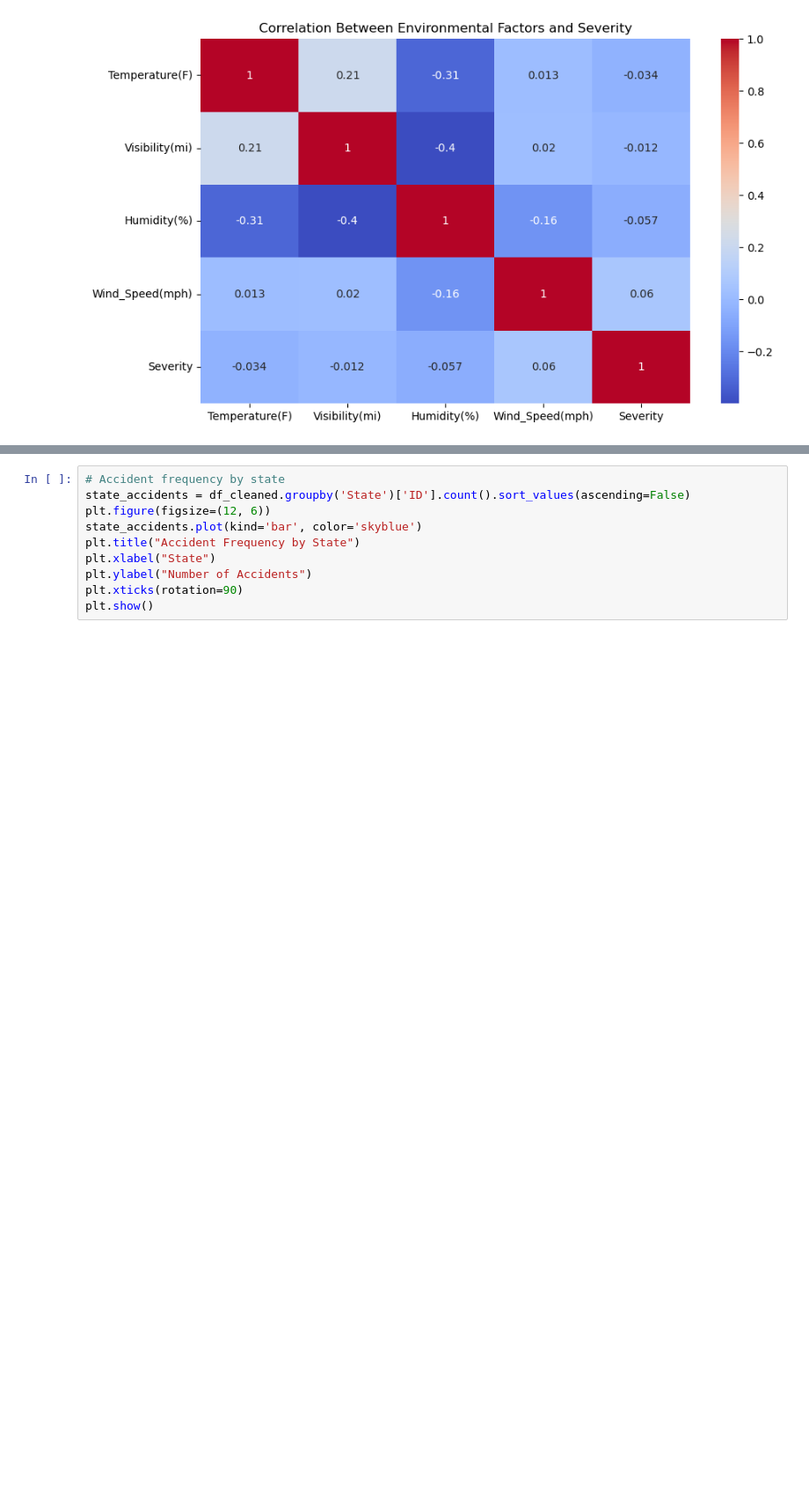
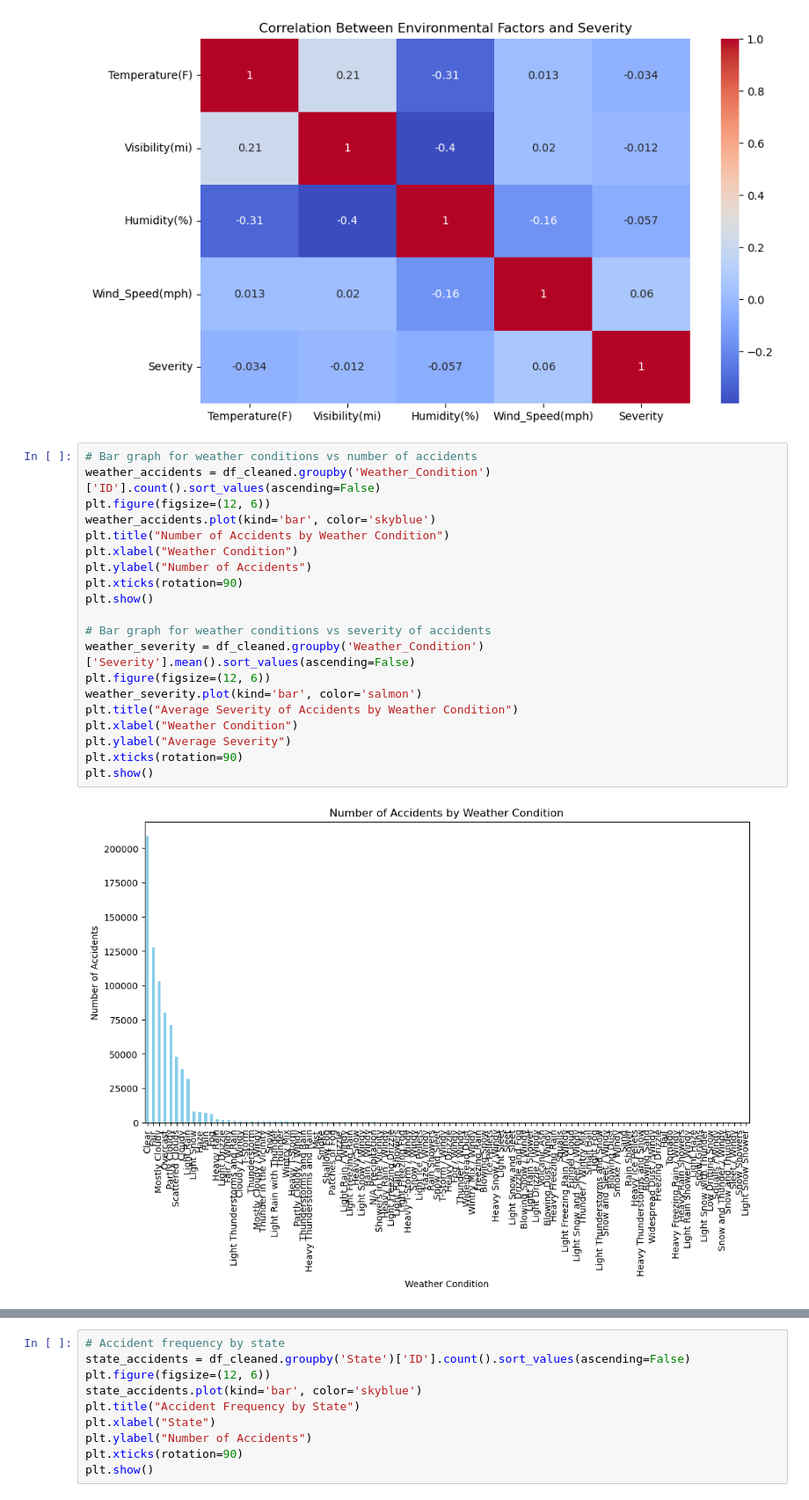
Before and after one commit to little-Patrick/DS_Capstone_Template, a Jupyter notebook: DS_Capstone_Notebook.ipynb, the cells around one changed output, grey strips where cells are left out. Shown at 88% size. Drawn from its saved outputs; the diff is of its cells as text; blank space fills up the shorter version.

Commit message:
Update: Graph weather graph in notebook

```diff
--- a/DS_Capstone_Notebook.ipynb
+++ b/DS_Capstone_Notebook.ipynb
@@ -212,3 +212,25 @@ plt.title("Correlation Between Environmental Factors and Severity")
 plt.show()
 # %% [output]
 [figure]
+# %%
+# Bar graph for weather conditions vs number of accidents
+weather_accidents = df_cleaned.groupby('Weather_Condition')['ID'].count().sort_values(ascending=False)
+plt.figure(figsize=(12, 6))
+weather_accidents.plot(kind='bar', color='skyblue')
+plt.title("Number of Accidents by Weather Condition")
+plt.xlabel("Weather Condition")
+plt.ylabel("Number of Accidents")
+plt.xticks(rotation=90)
+plt.show()
+
+# Bar graph for weather conditions vs severity of accidents
+weather_severity = df_cleaned.groupby('Weather_Condition')['Severity'].mean().sort_values(ascending=False)
+plt.figure(figsize=(12, 6))
+weather_severity.plot(kind='bar', color='salmon')
+plt.title("Average Severity of Accidents by Weather Condition")
+plt.xlabel("Weather Condition")
+plt.ylabel("Average Severity")
+plt.xticks(rotation=90)
+plt.show()
+# %% [output]
+[figure, added]
```
Also changed, not shown: parts of 5 cells of this notebook.
